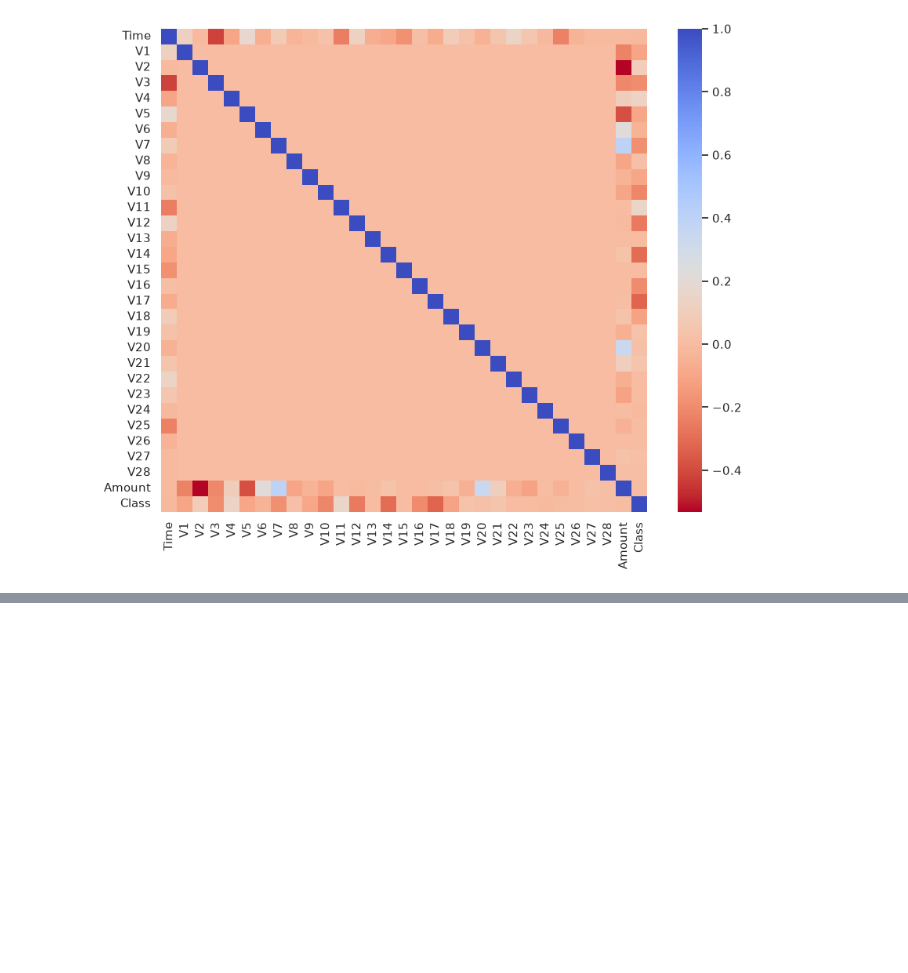
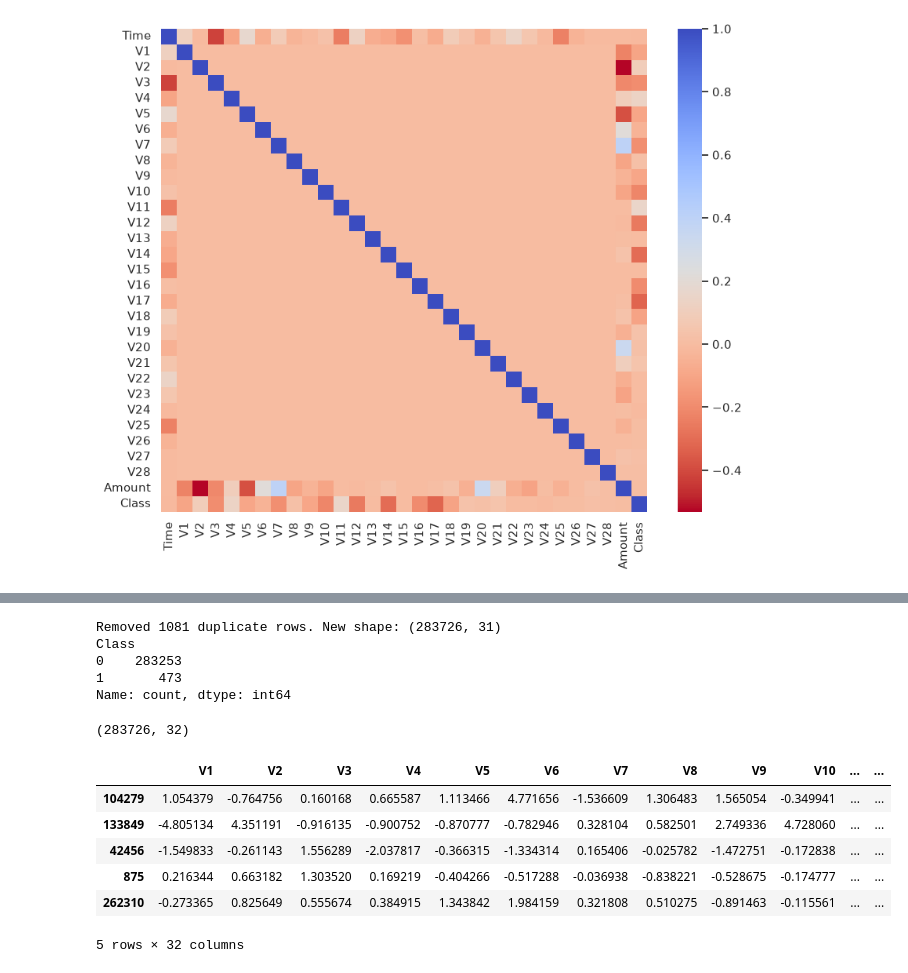
Before and after one commit to isapour0/credit-card-fraud, a Jupyter notebook: notebooks/creditcard_fraud.ipynb, the cells around one changed output, grey strips where cells are left out. Cells and saved outputs as stored; diff of their text form; code cells hidden in the pictures; blank space fills up the shorter version.

Commit message:
feat: remove duplicates and add feature engineering

```diff
--- a/notebooks/creditcard_fraud.ipynb
+++ b/notebooks/creditcard_fraud.ipynb
@@ -353,0 +373,37 @@ plt.show()
+# %%
+# Removing duplicate rows
+n_before = len(df_raw)
+df_raw = df_raw.drop_duplicates().reset_index(drop=True)
+print(f"Removed {n_before - len(df_raw)} duplicate rows. New shape: {df_raw.shape}")
+print(df_raw["Class"].value_counts())
+# %% [output]
+Removed 1081 duplicate rows. New shape: (283726, 31)
+Class
+0    283253
+1       473
+Name: count, dtype: int64
+# %%
+df = df_raw.copy()
+
+# Hour of day (relative to first transaction)
+hour = (df["Time"] // 3600) % 24
+df["Hour_sin"] = np.sin(2 * np.pi * hour / 24)
+df["Hour_cos"] = np.cos(2 * np.pi * hour / 24)
+
+# Log-transformed amount
+df["Amount_log"] = np.log1p(df["Amount"])
+
+# Drop raw columns
+df = df.drop(columns=["Time", "Amount"])
+
+print(df.shape)
+df.sample(5)
+# %% [output]
+(283726, 32)
+|  | V1 | V2 | V3 | V4 | V5 | V6 | V7 | V8 | V9 | V10 | ... | ... |
+| 104279 | 1.054379 | -0.764756 | 0.160168 | 0.665587 | 1.113466 | 4.771656 | -1.536609 | 1.306483 | 1.565054 | -0.349941 | ... | ... |
+| 133849 | -4.805134 | 4.351191 | -0.916135 | -0.900752 | -0.870777 | -0.782946 | 0.328104 | 0.582501 | 2.749336 | 4.728060 | ... | ... |
+| 42456 | -1.549833 | -0.261143 | 1.556289 | -2.037817 | -0.366315 | -1.334314 | 0.165406 | -0.025782 | -1.472751 | -0.172838 | ... | ... |
+| 875 | 0.216344 | 0.663182 | 1.303520 | 0.169219 | -0.404266 | -0.517288 | -0.036938 | -0.838221 | -0.528675 | -0.174777 | ... | ... |
+| 262310 | -0.273365 | 0.825649 | 0.555674 | 0.384915 | 1.343842 | 1.984159 | 0.321808 | 0.510275 | -0.891463 | -0.115561 | ... | ... |
+5 rows × 32 columns
```
Also changed, not shown: parts of 1 cell of this notebook.
